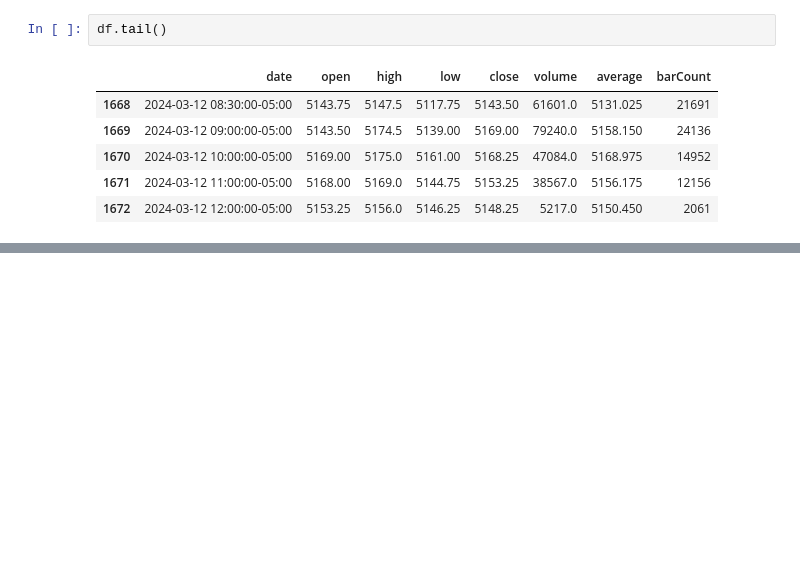
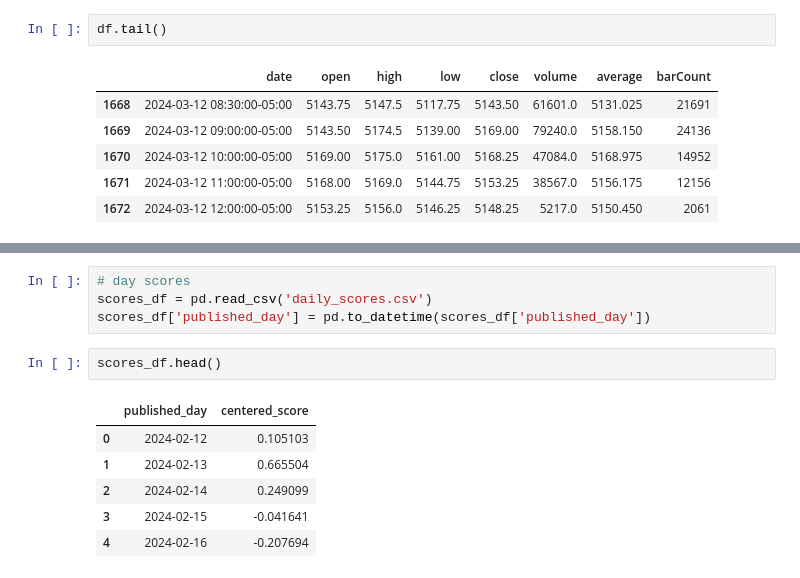
Before and after one commit to mahdouch9165/CS523, a Jupyter notebook: common_task/es_trader.ipynb, the cells around one changed output, grey strips where cells are left out. Drawn from its saved outputs; the diff is of its cells as text; blank space fills up the shorter version.

```diff
--- a/common_task/es_trader.ipynb
+++ b/common_task/es_trader.ipynb
@@ -127,0 +126,13 @@ Peer closed connection.
+# %%
+# day scores
+scores_df = pd.read_csv('daily_scores.csv')
+scores_df['published_day'] = pd.to_datetime(scores_df['published_day'])
+# %%
+scores_df.head()
+# %% [output]
+|  | published_day | centered_score |
+| 0 | 2024-02-12 | 0.105103 |
+| 1 | 2024-02-13 | 0.665504 |
+| 2 | 2024-02-14 | 0.249099 |
+| 3 | 2024-02-15 | -0.041641 |
+| 4 | 2024-02-16 | -0.207694 |
```
Also changed, not shown: parts of 5 cells of this notebook, 3 other files.
